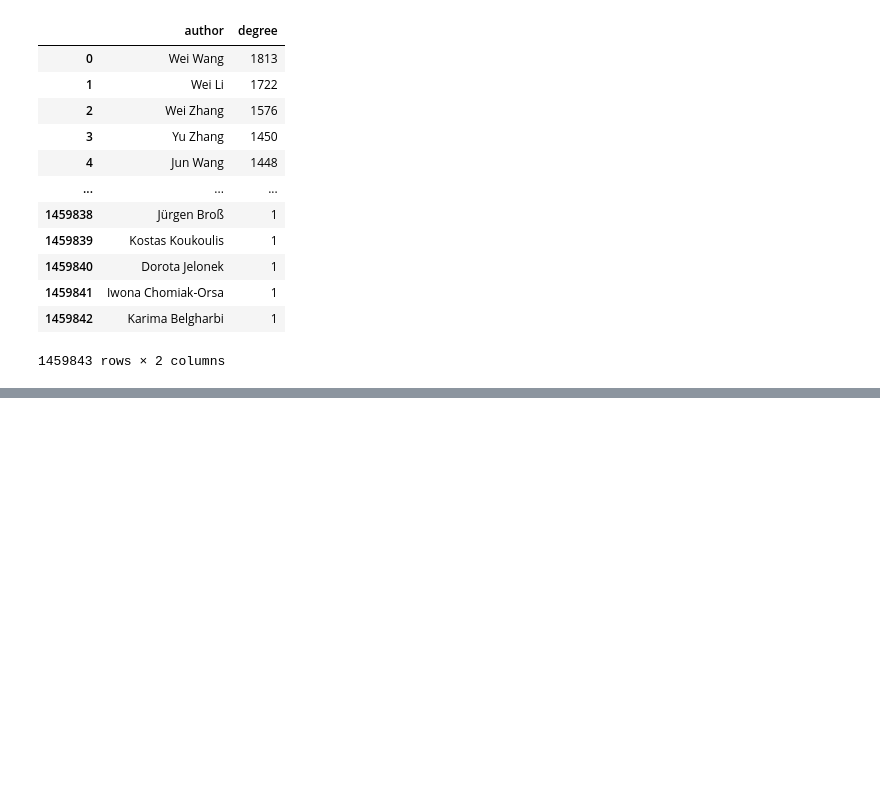
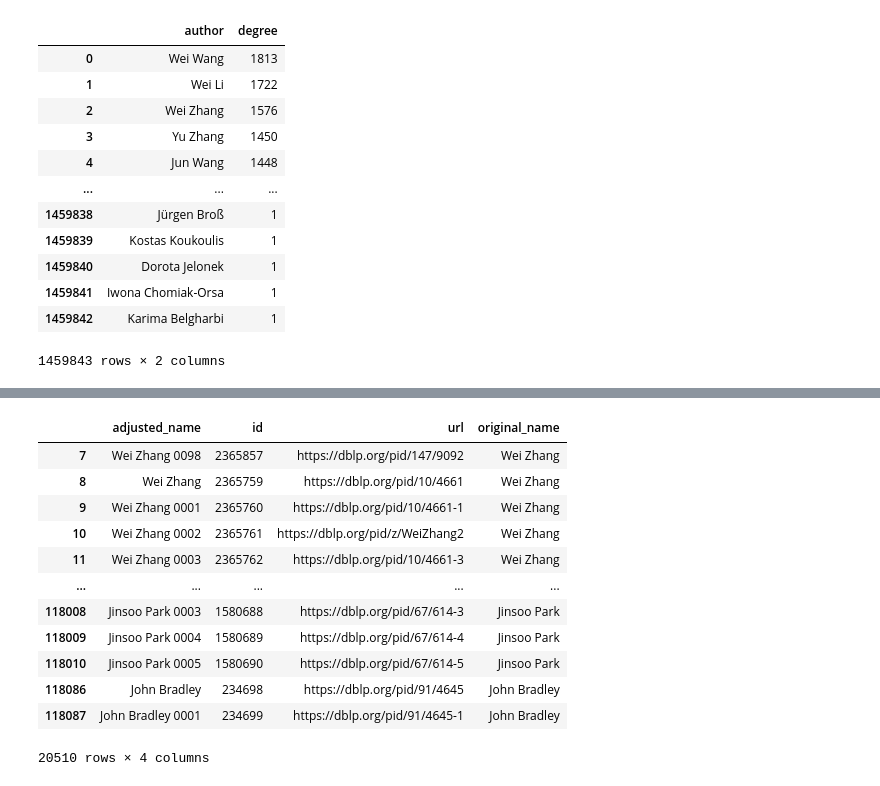
Before and after one commit to VirosaLi/dblp-analysis, a Jupyter notebook: data/data_playground.ipynb, the cells around one changed output, grey strips where cells are left out. Saved outputs shown, nothing was run; the diff lists cells and outputs as text; code cells hidden in the pictures; blank space fills up the shorter version.

```diff
--- a/data/data_playground.ipynb
+++ b/data/data_playground.ipynb
@@ -77,0 +131,18 @@ author_degree[author_degree['degree'] > 4]
+# %%
+grouped = duplicate_author.groupby('original_name')
+filtered = grouped.filter(lambda x: len(x) > 1)
+filtered
+# %% [output]
+|  | adjusted_name | id | url | original_name |
+| 7 | Wei Zhang 0098 | 2365857 | https://dblp.org/pid/147/9092 | Wei Zhang |
+| 8 | Wei Zhang | 2365759 | https://dblp.org/pid/10/4661 | Wei Zhang |
+| 9 | Wei Zhang 0001 | 2365760 | https://dblp.org/pid/10/4661-1 | Wei Zhang |
+| 10 | Wei Zhang 0002 | 2365761 | https://dblp.org/pid/z/WeiZhang2 | Wei Zhang |
+| 11 | Wei Zhang 0003 | 2365762 | https://dblp.org/pid/10/4661-3 | Wei Zhang |
+| ... | ... | ... | ... | ... |
+| 118008 | Jinsoo Park 0003 | 1580688 | https://dblp.org/pid/67/614-3 | Jinsoo Park |
+| 118009 | Jinsoo Park 0004 | 1580689 | https://dblp.org/pid/67/614-4 | Jinsoo Park |
+| 118010 | Jinsoo Park 0005 | 1580690 | https://dblp.org/pid/67/614-5 | Jinsoo Park |
+| 118086 | John Bradley | 234698 | https://dblp.org/pid/91/4645 | John Bradley |
+| 118087 | John Bradley 0001 | 234699 | https://dblp.org/pid/91/4645-1 | John Bradley |
+20510 rows × 4 columns
```
Also changed, not shown: parts of 7 cells of this notebook, 6 other files.
